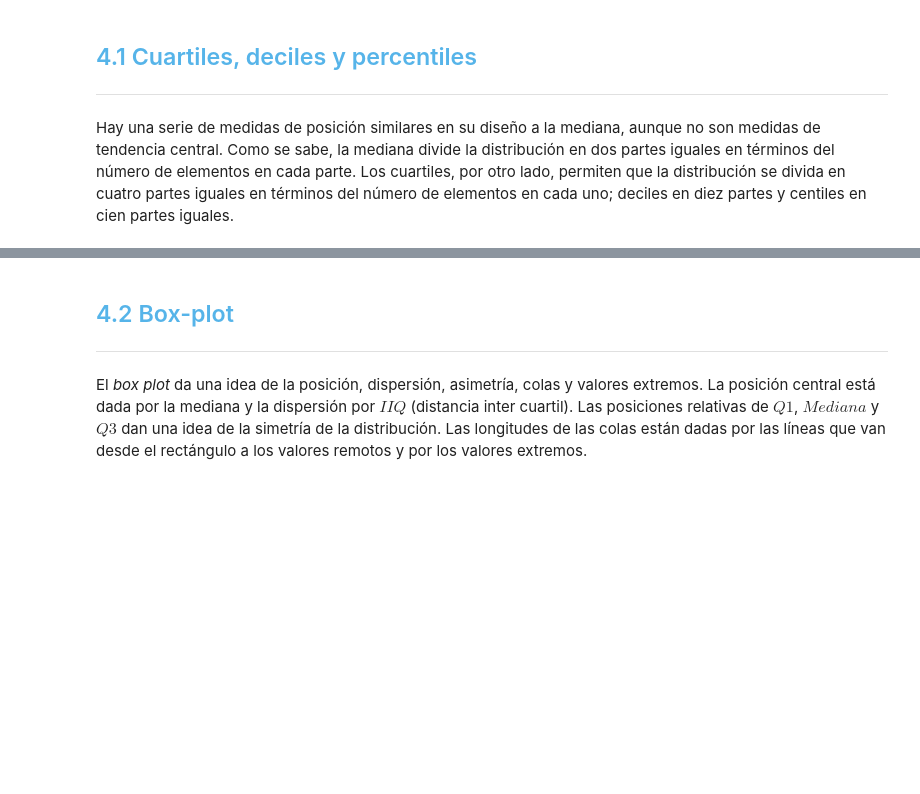
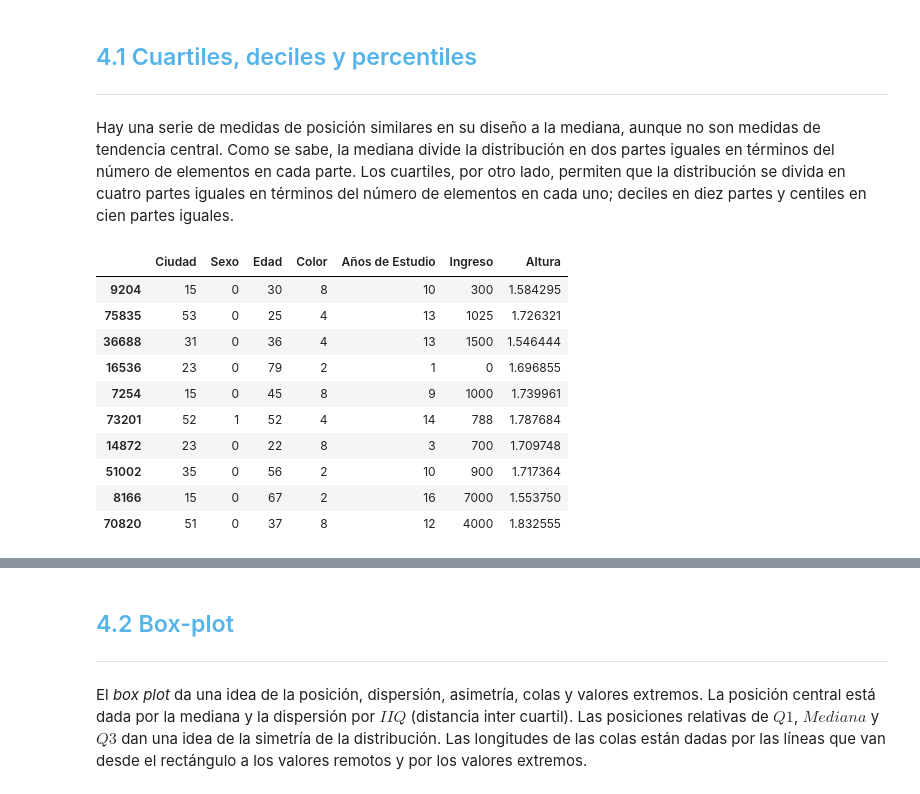
Before and after one commit to novemberrn/Amigo-secreto-1, a Jupyter notebook: Curso_de_Estadística_con_Python_1.ipynb, the cells around one changed output, grey strips where cells are left out. Drawn from its saved outputs; the diff is of its cells as text; code cells hidden in the pictures; blank space fills up the shorter version.

```diff
--- a/Curso_de_Estadística_con_Python_1.ipynb
+++ b/Curso_de_Estadística_con_Python_1.ipynb
@@ -337,0 +418,14 @@ Hay una serie de medidas de posición similares en su diseño a la mediana, aunq
+# %%
+datos.sample(10)
+# %% [output]
+|  | Ciudad | Sexo | Edad | Color | Años de Estudio | Ingreso | Altura |
+| 9204 | 15 | 0 | 30 | 8 | 10 | 300 | 1.584295 |
+| 75835 | 53 | 0 | 25 | 4 | 13 | 1025 | 1.726321 |
+| 36688 | 31 | 0 | 36 | 4 | 13 | 1500 | 1.546444 |
+| 16536 | 23 | 0 | 79 | 2 | 1 | 0 | 1.696855 |
+| 7254 | 15 | 0 | 45 | 8 | 9 | 1000 | 1.739961 |
+| 73201 | 52 | 1 | 52 | 4 | 14 | 788 | 1.787684 |
+| 14872 | 23 | 0 | 22 | 8 | 3 | 700 | 1.709748 |
+| 51002 | 35 | 0 | 56 | 2 | 10 | 900 | 1.717364 |
+| 8166 | 15 | 0 | 67 | 2 | 16 | 7000 | 1.553750 |
+| 70820 | 51 | 0 | 37 | 8 | 12 | 4000 | 1.832555 |
```
Also changed, not shown: parts of 27 cells of this notebook.
